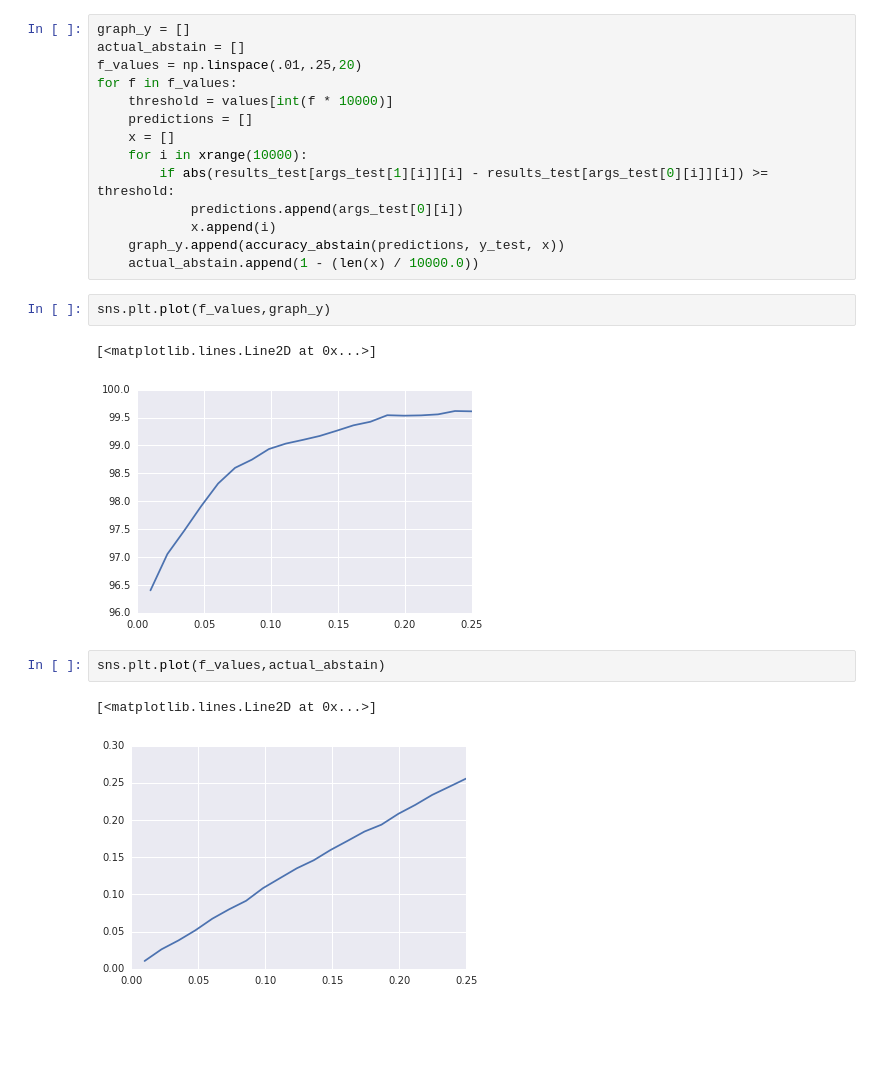
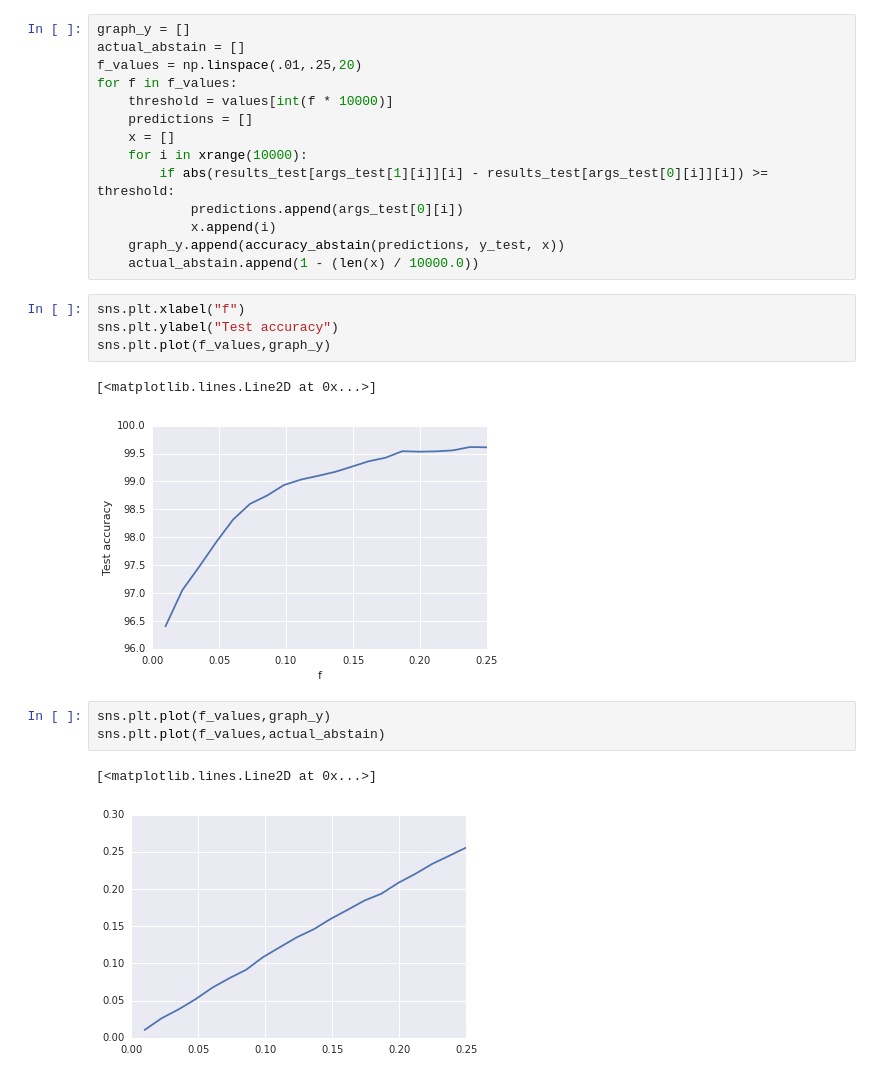
Before and after one commit to saurabh3949/MachineLearning-CSE250B, a Jupyter notebook: Homework3/src/Homework 3.ipynb, the cells around one changed output. Drawn from its saved outputs; the diff is of its cells as text; blank space fills up the shorter version.

```diff
--- a/Homework3/src/Homework 3.ipynb
+++ b/Homework3/src/Homework 3.ipynb
@@ -337,13 +387,16 @@ for f in f_values:
             x.append(i)
     graph_y.append(accuracy_abstain(predictions, y_test, x))
     actual_abstain.append(1 - (len(x) / 10000.0))
+# %%
+sns.plt.xlabel("f")
+sns.plt.ylabel("Test accuracy")
+sns.plt.plot(f_values,graph_y)
+# %% [output]
+[<matplotlib.lines.Line2D at 0x...>]
+[figure, added]
 # %%
 sns.plt.plot(f_values,graph_y)
+sns.plt.plot(f_values,actual_abstain)
 # %% [output]
 [<matplotlib.lines.Line2D at 0x...>]
-[figure, old version]
+[figure, new version]
-# %%
-sns.plt.plot(f_values,actual_abstain)
-# %% [output]
-[<matplotlib.lines.Line2D at 0x...>]
-[figure, removed]
```
Also changed, not shown: parts of 8 cells of this notebook, 1 other file.
